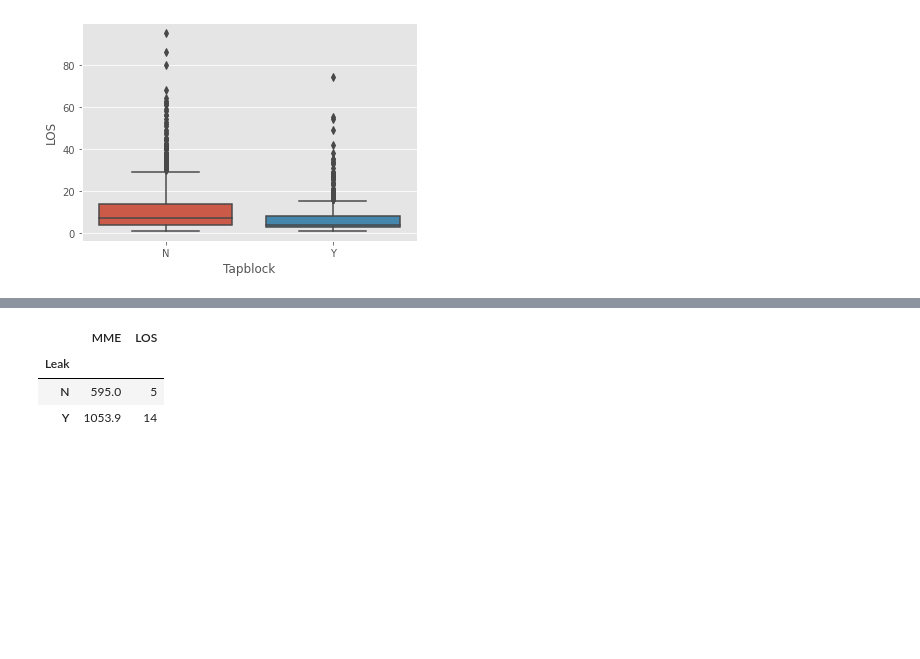
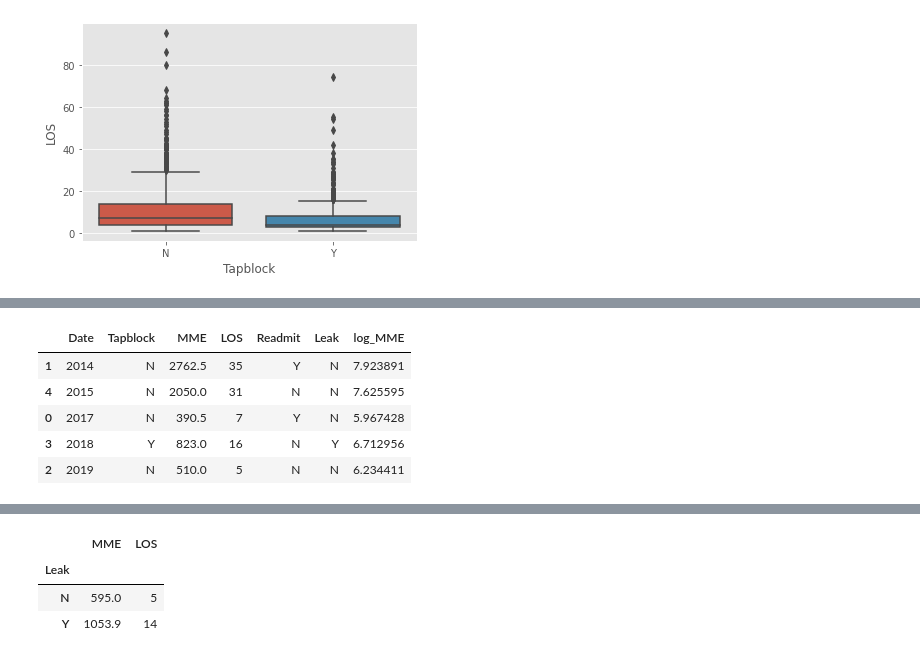
Before and after one commit to blessjal/practicums, a Jupyter notebook: new_eras_analysis.ipynb, the cells around one changed output, grey strips where cells are left out. Saved outputs shown, nothing was run; the diff lists cells and outputs as text; code cells hidden in the pictures; blank space fills up the shorter version.

```diff
--- a/new_eras_analysis.ipynb
+++ b/new_eras_analysis.ipynb
@@ -251 +264,10 @@ sns.boxplot(data=df_yearly, x='Tapblock', y='MME')
+# %%
+df_yearly.head().sort_values(by='Date', ascending=True)
+# %% [output]
+|  | Date | Tapblock | MME | LOS | Readmit | Leak | log_MME |
+| 1 | 2014 | N | 2762.5 | 35 | Y | N | 7.923891 |
+| 4 | 2015 | N | 2050.0 | 31 | N | N | 7.625595 |
+| 0 | 2017 | N | 390.5 | 7 | Y | N | 5.967428 |
+| 3 | 2018 | Y | 823.0 | 16 | N | Y | 6.712956 |
+| 2 | 2019 | N | 510.0 | 5 | N | N | 6.234411 |
 # %%
```
Also changed, not shown: parts of 8 cells of this notebook.
